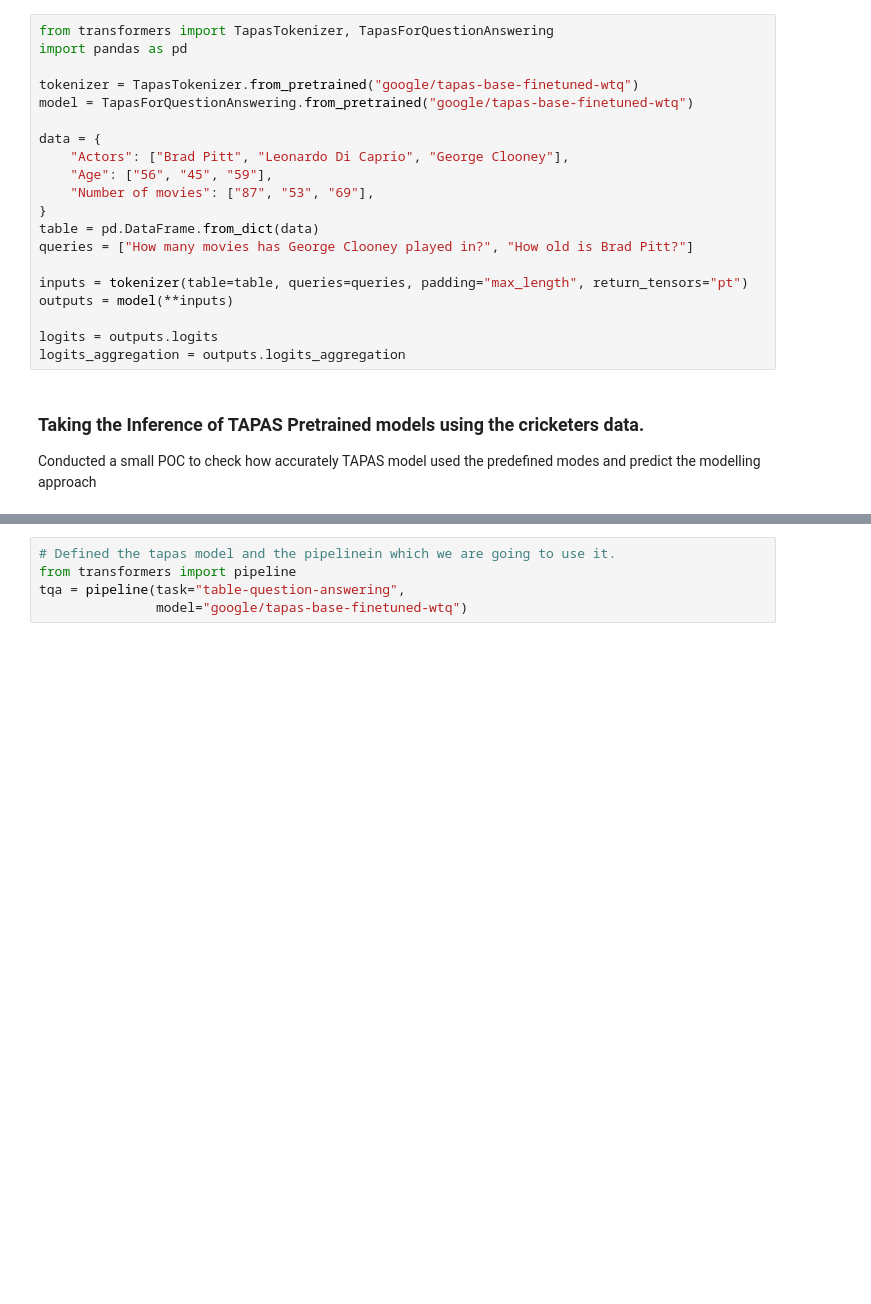
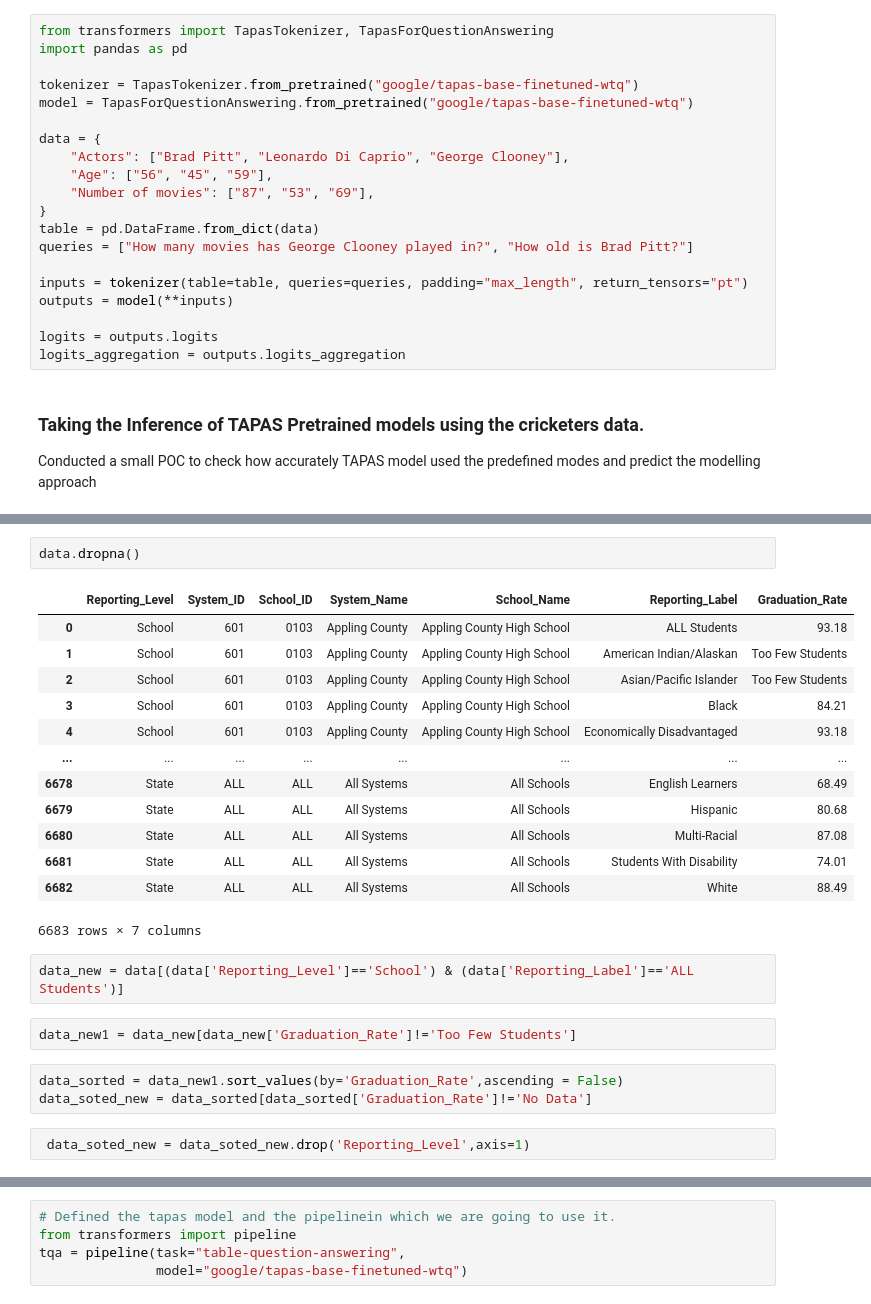
Before and after one commit to agarwalsourabh55/huggingface-tapas, a Jupyter notebook: huggingface_tapas.ipynb, the cells around one changed output, grey strips where cells are left out. Saved outputs shown, nothing was run; the diff lists cells and outputs as text; blank space fills up the shorter version.

```diff
--- a/huggingface_tapas.ipynb
+++ b/huggingface_tapas.ipynb
@@ -158,0 +162,25 @@ data
+# %%
+data.dropna()
+# %% [output]
+|  | Reporting_Level | System_ID | School_ID | System_Name | School_Name | Reporting_Label | Graduation_Rate |
+| 0 | School | 601 | 0103 | Appling County | Appling County High School | ALL Students | 93.18 |
+| 1 | School | 601 | 0103 | Appling County | Appling County High School | American Indian/Alaskan | Too Few Students |
+| 2 | School | 601 | 0103 | Appling County | Appling County High School | Asian/Pacific Islander | Too Few Students |
+| 3 | School | 601 | 0103 | Appling County | Appling County High School | Black | 84.21 |
+| 4 | School | 601 | 0103 | Appling County | Appling County High School | Economically Disadvantaged | 93.18 |
+| ... | ... | ... | ... | ... | ... | ... | ... |
+| 6678 | State | ALL | ALL | All Systems | All Schools | English Learners | 68.49 |
+| 6679 | State | ALL | ALL | All Systems | All Schools | Hispanic | 80.68 |
+| 6680 | State | ALL | ALL | All Systems | All Schools | Multi-Racial | 87.08 |
+| 6681 | State | ALL | ALL | All Systems | All Schools | Students With Disability | 74.01 |
+| 6682 | State | ALL | ALL | All Systems | All Schools | White | 88.49 |
+6683 rows × 7 columns
+# %%
+data_new = data[(data['Reporting_Level']=='School') & (data['Reporting_Label']=='ALL Students')]
+# %%
+data_new1 = data_new[data_new['Graduation_Rate']!='Too Few Students']
+# %%
+data_sorted = data_new1.sort_values(by='Graduation_Rate',ascending = False)
+data_soted_new = data_sorted[data_sorted['Graduation_Rate']!='No Data']
+# %%
+ data_soted_new = data_soted_new.drop('Reporting_Level',axis=1)
```
Also changed, not shown: parts of 15 cells of this notebook.
